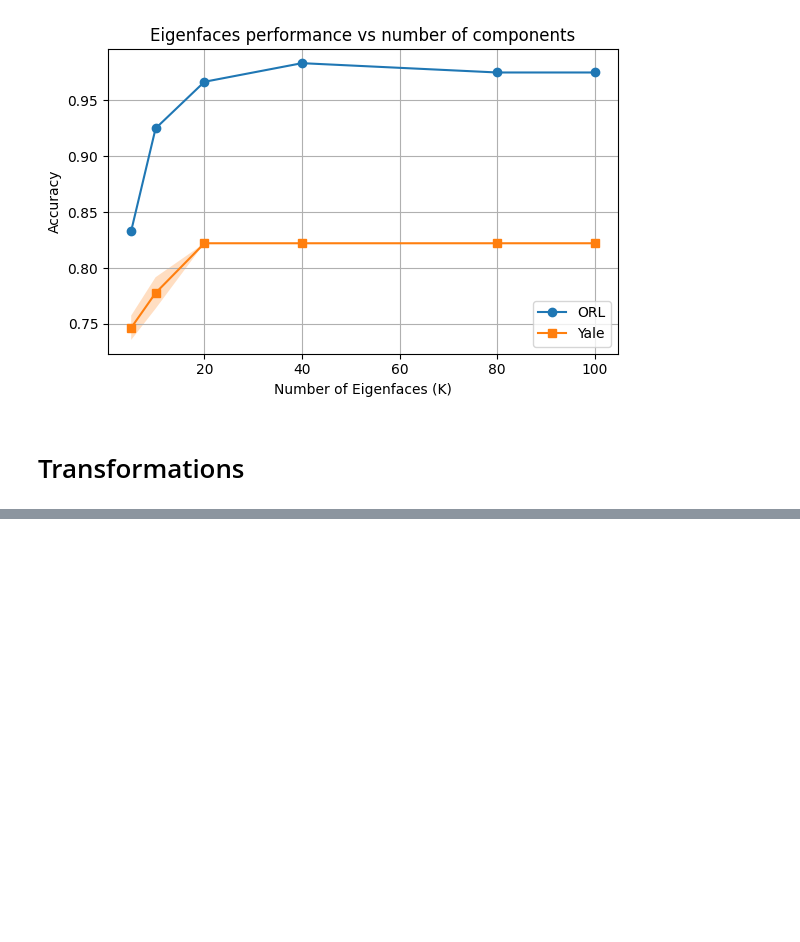
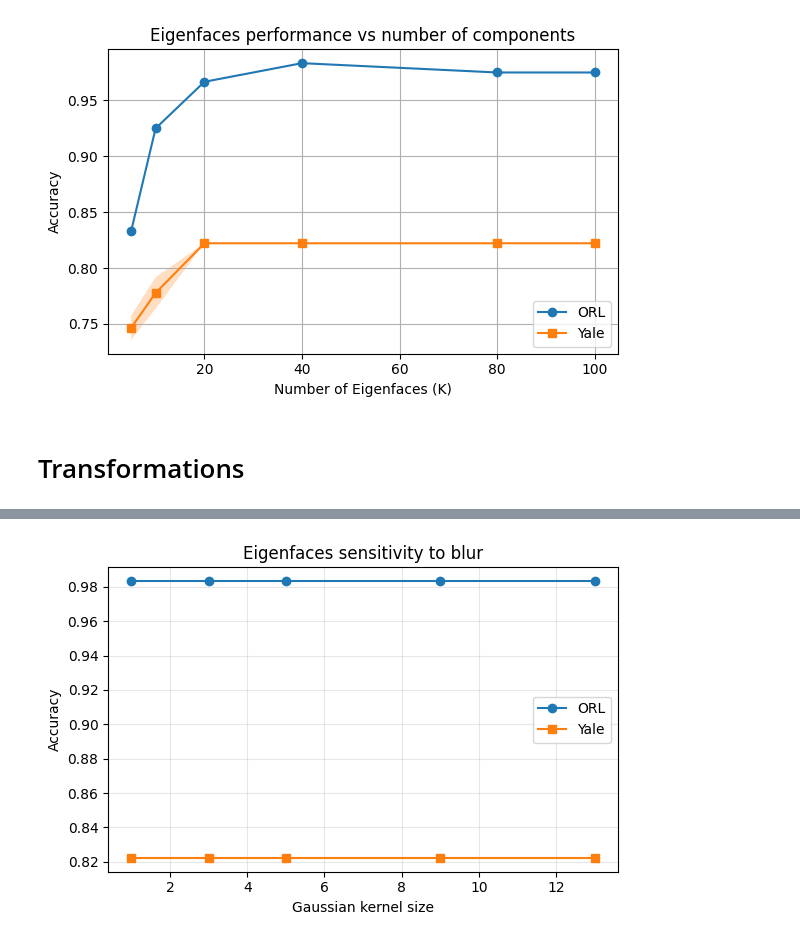
Before and after one commit to JeanJNMV/MDS-VIC_Face_Recognition, a Jupyter notebook: notebooks/F_20_RobustnessEigenFaces.ipynb, the cells around one changed output, grey strips where cells are left out. Drawn from its saved outputs; the diff is of its cells as text; code cells hidden in the pictures; blank space fills up the shorter version.

```diff
--- a/notebooks/F_20_RobustnessEigenFaces.ipynb
+++ b/notebooks/F_20_RobustnessEigenFaces.ipynb
@@ -80,0 +166,12 @@ plt.tight_layout()
+# %%
+results_orl = {}
+results_yale = {}
+
+for name, tf in transformations.items():
+    results_orl[name] = evaluate_eigenfaces_with_transform(
+        orl, test_idx_orl, pool_idx_orl, K=40, transform=tf, n_exp=5
+    )
+
+    results_yale[name] = evaluate_eigenfaces_with_transform(
+        yale, test_idx_yale, pool_idx_yale, K=40, transform=tf, n_exp=5
+    )
@@ -80,0 +265,28 @@ plt.tight_layout()
+# %%
+blur_ks = [1, 3, 5, 9, 13]
+
+
+def blur_factory(k):
+    if k == 1:
+        return identity
+    return lambda x: cv2.GaussianBlur(x, (k, k), 0)
+
+
+orl_mean_blur, orl_std_blur = evaluate_severity_curve(
+    orl, test_idx_orl, pool_idx_orl, 40, blur_factory, blur_ks
+)
+
+yale_mean_blur, yale_std_blur = evaluate_severity_curve(
+    yale, test_idx_yale, pool_idx_yale, 40, blur_factory, blur_ks
+)
+plot_severity_curve(
+    blur_ks,
+    orl_mean_blur,
+    orl_std_blur,
+    yale_mean_blur,
+    yale_std_blur,
+    xlabel="Gaussian kernel size",
+    title="Eigenfaces sensitivity to blur",
+)
+# %% [output]
+[figure, added]
```
Also changed, not shown: parts of 11 cells of this notebook, 5 other files.
